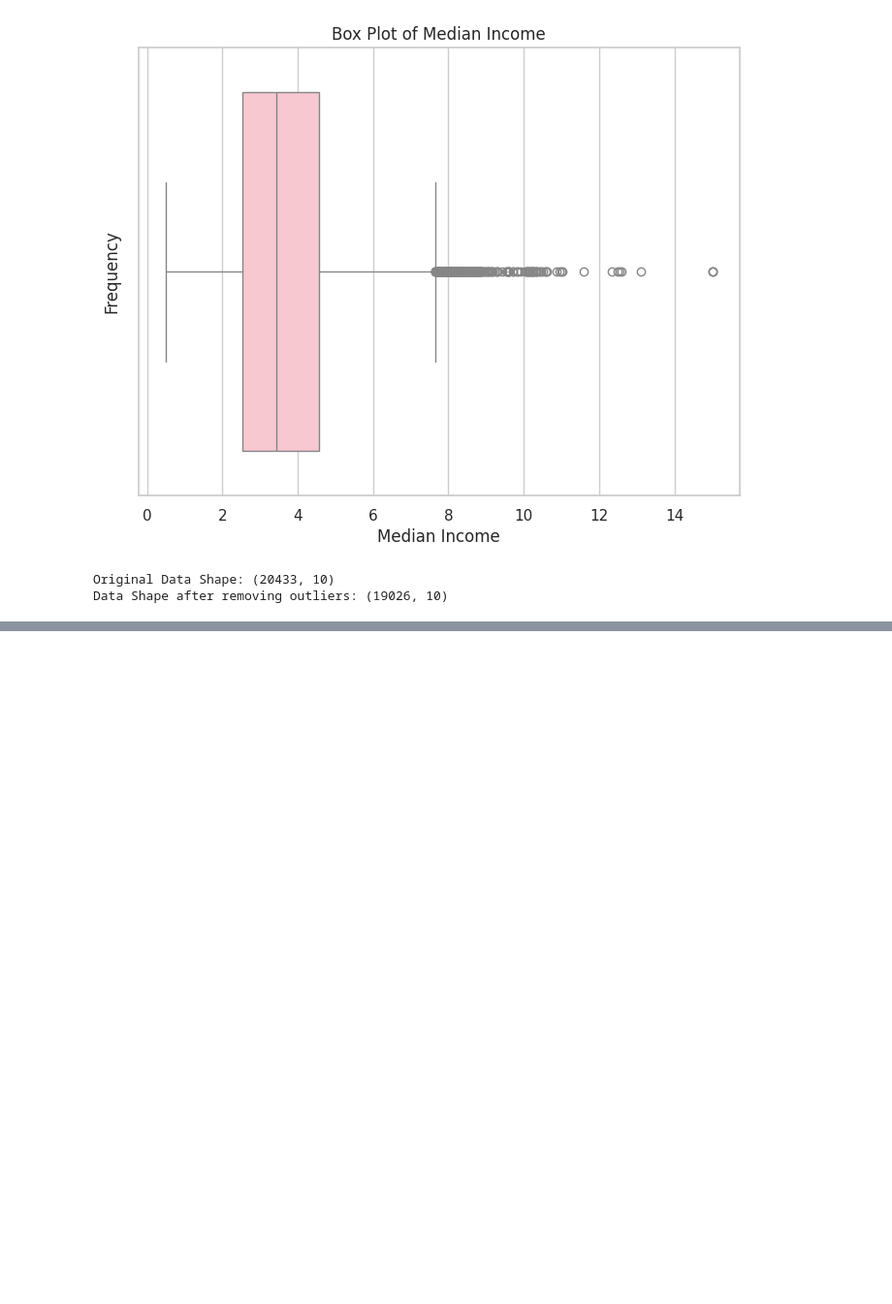
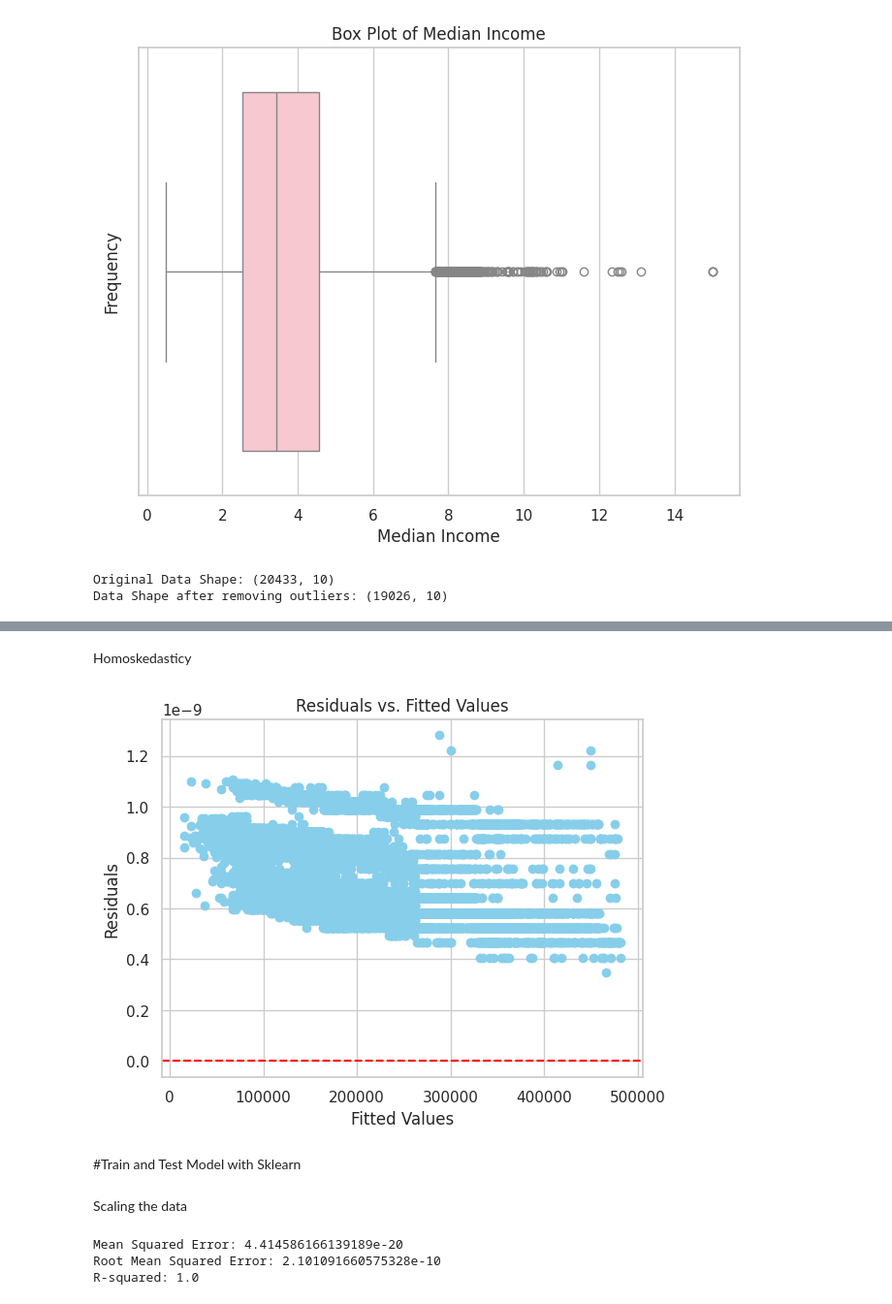
Before and after one commit to LuchithaP/ML, a Jupyter notebook: California_House_Pricingipynb.ipynb, the cells around one changed output, grey strips where cells are left out. Shown: that part at 97% size. Cells and saved outputs as stored; diff of their text form; code cells hidden in the pictures; blank space fills up the shorter version.

```diff
--- a/California_House_Pricingipynb.ipynb
+++ b/California_House_Pricingipynb.ipynb
@@ -205,0 +495,16 @@ data = data_no_outliers_2
+# %% [markdown]
+Homoskedasticy
+# %%
+#Plotting residuals
+plt.scatter(model_fitted.fittedvalues, model_fitted.resid,color = 'skyblue')
+plt.axhline(y=0, color='red', linestyle='--')
+plt.xlabel('Fitted Values')
+plt.ylabel('Residuals')
+plt.title('Residuals vs. Fitted Values')
+plt.show()
+# %% [output]
+[figure, added]
+# %% [markdown]
+#Train and Test Model with Sklearn
+# %% [markdown]
+Scaling the data
@@ -205,0 +522,25 @@ data = data_no_outliers_2
+# %%
+from sklearn.linear_model import LinearRegression
+from sklearn.metrics import mean_squared_error, r2_score
+from math import sqrt
+
+#create and fit the model
+lr = LinearRegression()
+lr.fit(X_train_scaled, y_train)
+
+#make predictions on the test set
+y_pred = lr.predict(X_test_scaled)
+
+#evaluate the model
+mse = mean_squared_error(y_test, y_pred)
+rmse = sqrt(mse)
+r2 = r2_score(y_test, y_pred)
+
+#print the evaluation metrics
+print(f'Mean Squared Error: {mse}')
+print(f'Root Mean Squared Error: {rmse}')
+print(f'R-squared: {r2}')
+# %% [output]
+Mean Squared Error: 4.414586166139189e-20
+Root Mean Squared Error: 2.101091660575328e-10
+R-squared: 1.0
```
Also changed, not shown: parts of 33 cells of this notebook.
